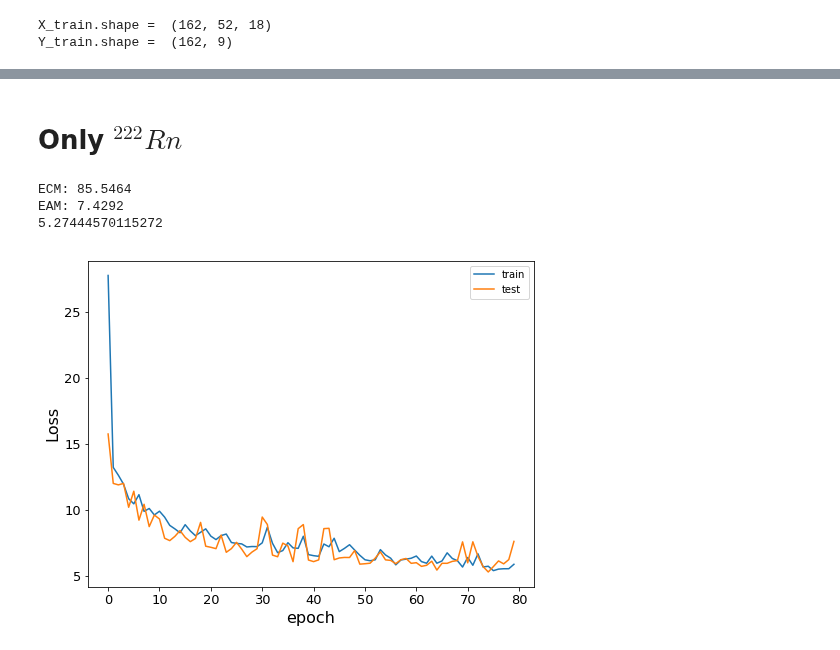
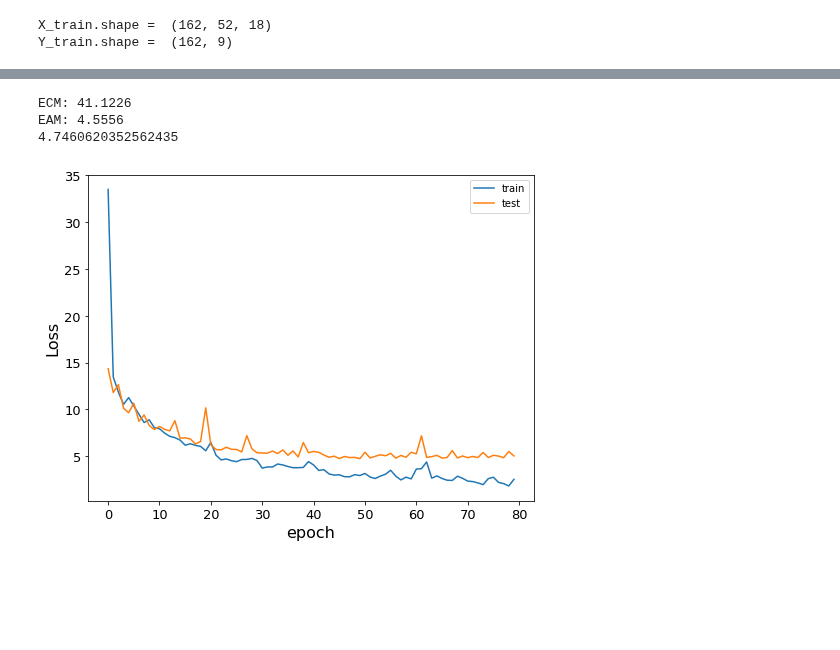
Before and after one commit to TsspGit/Rn_Time_Series, a Jupyter notebook: AEMET/Codes_Daily/New_NN_Try.ipynb, the cells around one changed output, grey strips where cells are left out. Saved outputs shown, nothing was run; the diff lists cells and outputs as text; code cells hidden in the pictures; blank space fills up the shorter version.

Commit message:
changing filters ordering in CNN

```diff
--- a/AEMET/Codes_Daily/New_NN_Try.ipynb
+++ b/AEMET/Codes_Daily/New_NN_Try.ipynb
@@ -86,7 +76,7 @@ Index: []
 nlags= len(newValuesReal)-1
 for i in range(nlags, -1, -1):
     # Add the new lagged column at the end of the dataframe. In inverse order.
-    pdata = pd.concat([pdata, DF_scaled[['T', 'mdnRnA']].shift(i).reset_index(drop=True)], axis=1)
+    pdata = pd.concat([pdata, DF[['T', 'mdnRnA']].shift(i).reset_index(drop=True)], axis=1)
     pdatamdnRnA = pd.concat([pdatamdnRnA, DF['mdnRnA'].shift(i).reset_index(drop=True)], axis=1)
     names += str(i) # store this index for naming the columns of dataframe
 # %%
@@ -126,7 +116,7 @@ def NN_v2(neurons, nep, X_train, Y_train, X_test, Y_test, sample_size, v=0, btch
     model.add(Conv1D(filters=int(neurons[0]), kernel_size=3, activation='relu', input_shape=X_train.shape[1:]))
     model.add(Conv1D(filters=int(neurons[1]), kernel_size=3, activation='relu'))
     model.add(Flatten())
-    model.add(Dropout(0.2))
+    #model.add(Dropout(0.2))
     model.add(Dense(int(neurons[0]/2), activation='relu'))
     model.add(Dense(int(neurons[1]/2), activation='relu'))
     model.add(Dense(Y_train.shape[1], activation='linear'))
@@ -207,64 +237,27 @@ Trainable params: 907,913
 Non-trainable params: 0
 _________________________________________________________________
-# %% [markdown]
-# Only $^{222}Rn$
-# %%
-mdnRnA = np.loadtxt('../../mdnRnA.txt', delimiter=',')
-newValuesReal = np.loadtxt('../../mdnRnA_validation.txt', delimiter=',')
-nlags= len(newValuesReal)-1
-startday = pd.datetime(2013, 7, 1)
-dates = pd.date_range(startday, periods=len(mdnRnA), freq='W')
-# Weather
-NVR = pd.read_csv('../Data/Daily/NVR/NVR_arima_weekly.csv', usecols=['fecha', 'tmed', 'presmed', 'velmedia'])
-NVR['fecha'] = pd.to_datetime(NVR['fecha'])
-DF = pd.DataFrame({'dates': dates,'mdnRnA': mdnRnA, 'tmed': NVR['tmed'].values})
-def scaler(DF, field):
-    scaled = MinMaxScaler().fit(DF[[field[0], field[1]]].values).transform(DF[[field[0], field[1]]].values)
-    output = pd.DataFrame(scaled, columns=['tmed', 'mdnRnA'])
-    output['dates'] = DF['dates']
-    return output, scaler
-DF_scaled, scaled = scaler(DF, ['tmed', 'mdnRnA'])
-sample_size = 52
-# dataframe (empty) creation
-pdata = pd.DataFrame()
-pdatamdnRnA = pd.DataFrame()
-names=list()
-nlags= len(newValuesReal)-1
-for i in range(nlags, -1, -1):
-    # Add the new lagged column at the end of the dataframe. In inverse order.
-    pdata = pd.concat([pdata, DF_scaled[['tmed', 'mdnRnA']].shift(i).reset_index(drop=True)], axis=1)
-    pdatamdnRnA = pd.concat([pdatamdnRnA, DF['mdnRnA'].shift(i).reset_index(drop=True)], axis=1)
-    names += str(i) # store this index for naming the columns of dataframe
-pdatalags = np.asarray(pdata[nlags:])
-pdatamdnRnAlags = np.asarray(pdatamdnRnA[nlags:])
-X = np.atleast_3d(np.array([pdatamdnRnAlags[start:start + sample_size]
-    for start in range(0, pdatamdnRnAlags.shape[0]-sample_size)]))
-Y = pdatamdnRnAlags[sample_size:]
-test_size = int(0.3*len(mdnRnA))
-X_train,X_test = X[:-test_size], X[-test_size:]
-Y_train,Y_test = Y[:-test_size], Y[-test_size:]
 # %%
-neuron = [128, 64]
+neuron = [64, 128]
 history, pred, acc_train, acc_test, model = NN_v2(neuron, 80, X_train, Y_train, X_test, Y_test, sample_size)
 predmaxs, predmins, predavgs = extract_maxs_mins_avgs(pred)
 # %%
-Y_test_error = DF[DF['dates'] > '2017-08-06']['mdnRnA']
+Y_test_error = DF['mdnRnA'][-len(predavgs):]
 testScoreECM = mean_squared_error(Y_test_error, predavgs)
 print('ECM: %.4f' % (testScoreECM))
 testScoreEAM = mean_absolute_error(Y_test_error, predavgs)
 print('EAM: %.4f' % (testScoreEAM))
 fig,ax = plt.subplots(nrows=1,ncols=1,figsize=(8,6))# 6,6
 plt.plot(history.history['loss'])
 plt.plot(history.history['val_loss'])
 plt.ylabel('Loss')
 plt.xlabel('epoch')
 plt.legend(['train', 'test'], loc='upper right')
 print(np.min(history.history['val_loss']))
 # %% [output]
-ECM: 85.5464
-EAM: 7.4292
-5.27444570115272
+ECM: 41.1226
+EAM: 4.5556
+4.7460620352562435
-[figure, old version]
+[figure, new version]
 # %%
 # Pronostico:
 Xval = np.atleast_3d(np.array([pdatamdnRnAlags[-sample_size:]]))
```
Also changed, not shown: parts of 21 cells of this notebook, 49 other files.
